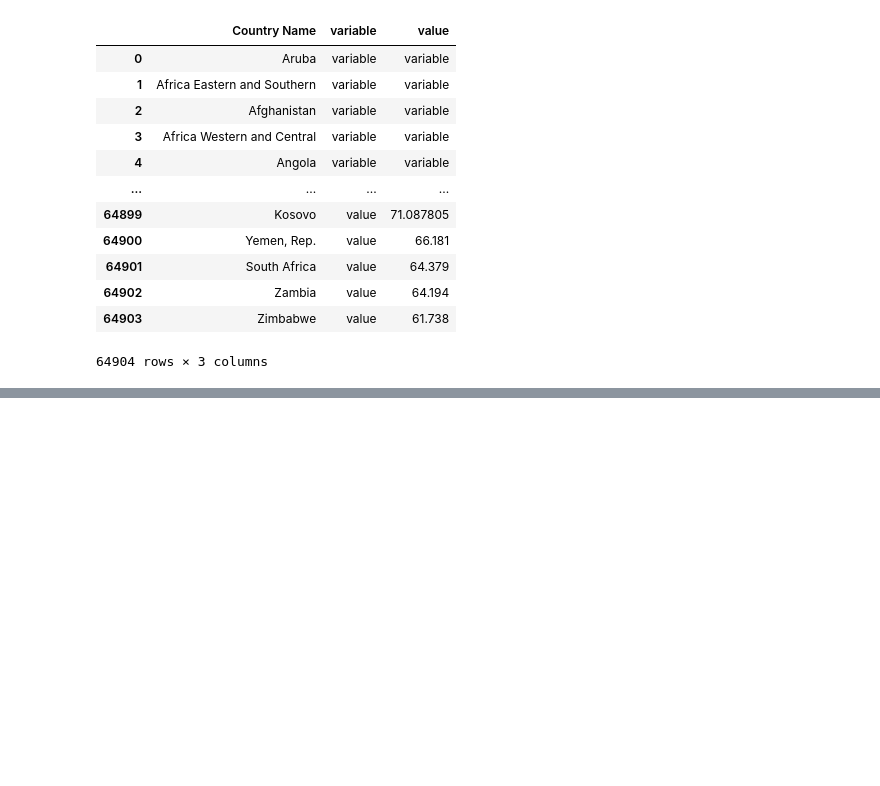
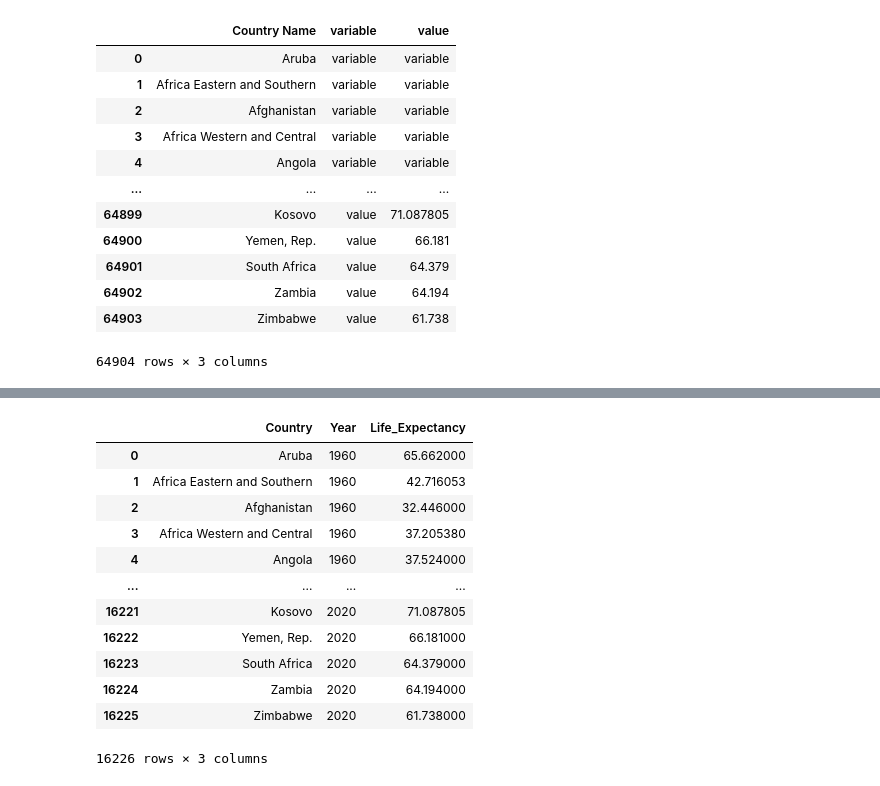
Before and after one commit to nss-data-science-cohort-6/un_data_question-AjayNSS, a Jupyter notebook: notebooks/UN_Data_Exploration.ipynb, the cells around one changed output, grey strips where cells are left out. Cells and saved outputs as stored; diff of their text form; code cells hidden in the pictures; blank space fills up the shorter version.

```diff
--- a/notebooks/UN_Data_Exploration.ipynb
+++ b/notebooks/UN_Data_Exploration.ipynb
@@ -738,0 +696,19 @@ SyntaxError: unexpected EOF while parsing (1921951907.py, line 2)
+# %%
+# Ques 23. What was the first country with a life expectancy to exceed 80?
+#life_expectancy.sort_values(by=["Life_Expectancy"], ascending=False)
+
+life_expectancy= life_expectancy[life_expectancy['Year'] != "2021"]
+# %% [output]
+|  | Country | Year | Life_Expectancy |
+| 0 | Aruba | 1960 | 65.662000 |
+| 1 | Africa Eastern and Southern | 1960 | 42.716053 |
+| 2 | Afghanistan | 1960 | 32.446000 |
+| 3 | Africa Western and Central | 1960 | 37.205380 |
+| 4 | Angola | 1960 | 37.524000 |
+| ... | ... | ... | ... |
+| 16221 | Kosovo | 2020 | 71.087805 |
+| 16222 | Yemen, Rep. | 2020 | 66.181000 |
+| 16223 | South Africa | 2020 | 64.379000 |
+| 16224 | Zambia | 2020 | 64.194000 |
+| 16225 | Zimbabwe | 2020 | 61.738000 |
+16226 rows × 3 columns
```
Also changed, not shown: parts of 16 cells of this notebook.
